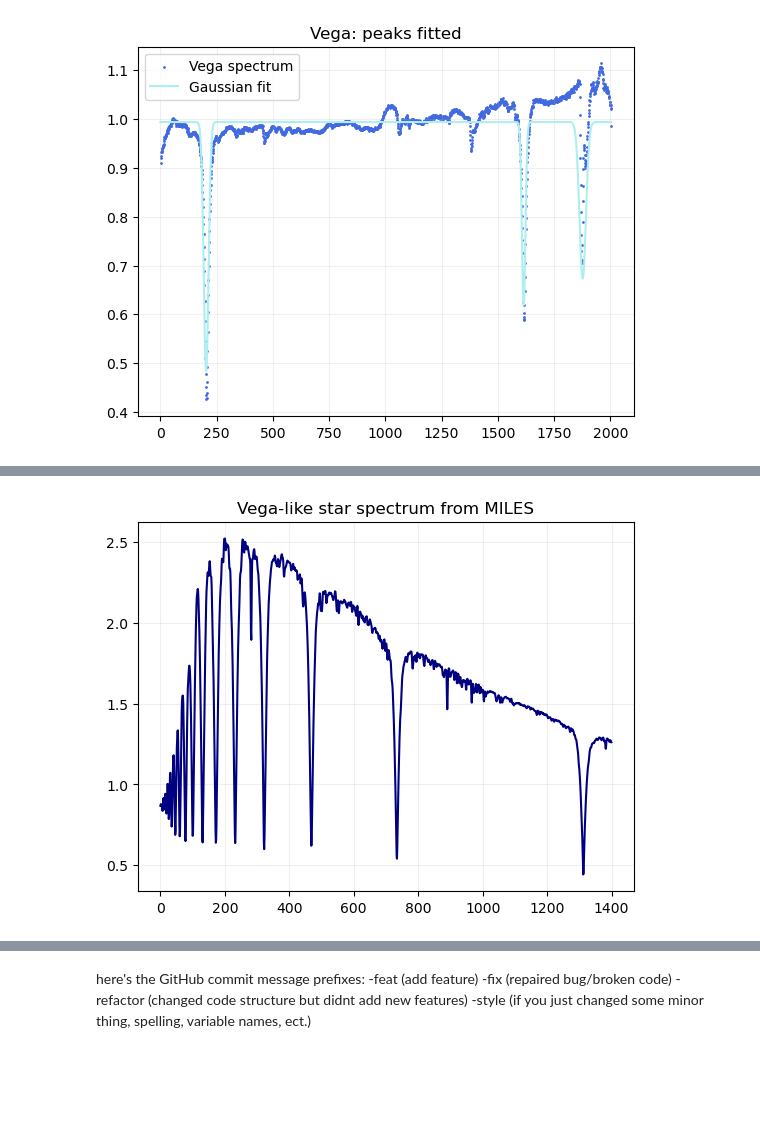
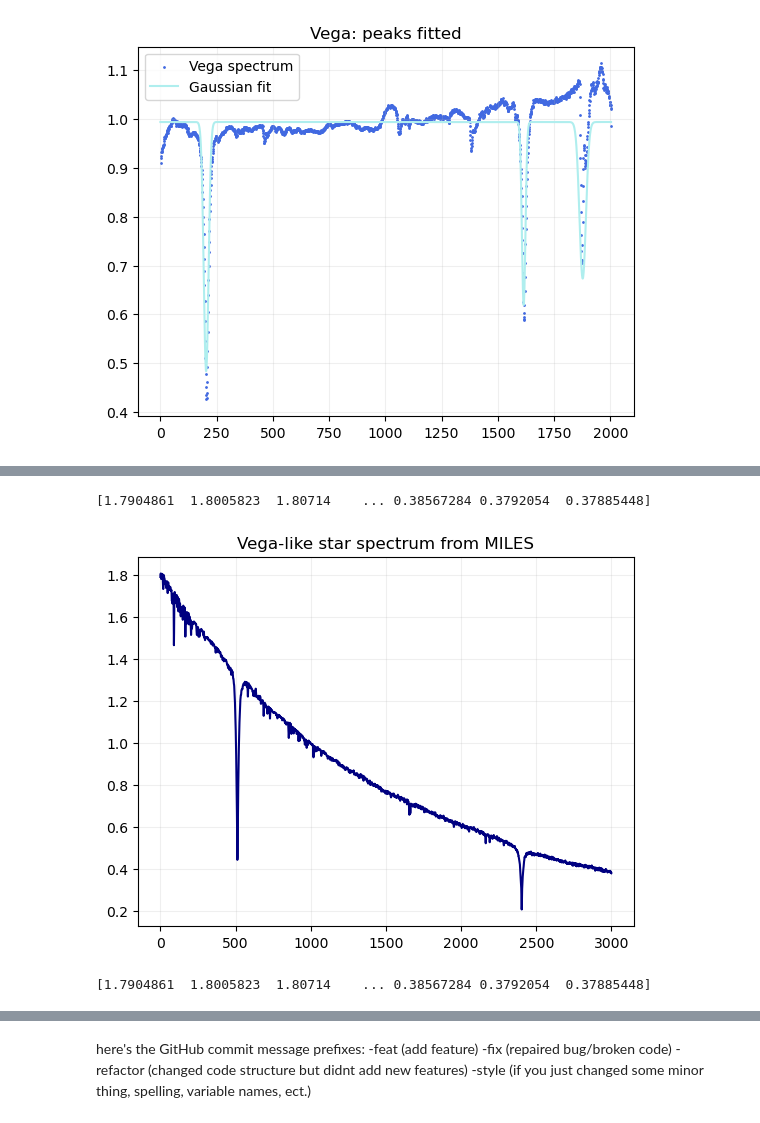
Before and after one commit to Timobrenn/G99-Spectroscopy, a Jupyter notebook: FWHM-vega.ipynb, the cells around one changed output, grey strips where cells are left out. Cells and saved outputs as stored; diff of their text form; code cells hidden in the pictures; blank space fills up the shorter version.

```diff
--- a/FWHM-vega.ipynb
+++ b/FWHM-vega.ipynb
@@ -272,12 +325,18 @@ close(fig)
 # %%
 # the fight with MILES continues
 
+print(vega_miles[1000:4000])
+
 fig=figure()
 frame=fig.add_subplot(1,1,1)
-frame.plot(vega_miles[200:1600],color="navy", label="Vega spectrum") # the section of the data that seems relevant
+frame.plot(vega_miles[1000:4000],color="navy", label="Vega spectrum") # the section of the data that seems relevant
 frame.set_title("Vega-like star spectrum from MILES")
 frame.grid(alpha=0.2)
 show()
 close(fig)
+
+print(vega_miles[1000:4000])
 # %% [output]
+[1.7904861  1.8005823  1.80714    ... 0.38567284 0.3792054  0.37885448]
-[figure, old version]
+[figure, new version]
+[1.7904861  1.8005823  1.80714    ... 0.38567284 0.3792054  0.37885448]
```
Also changed, not shown: parts of 8 cells of this notebook, 1 other file.
